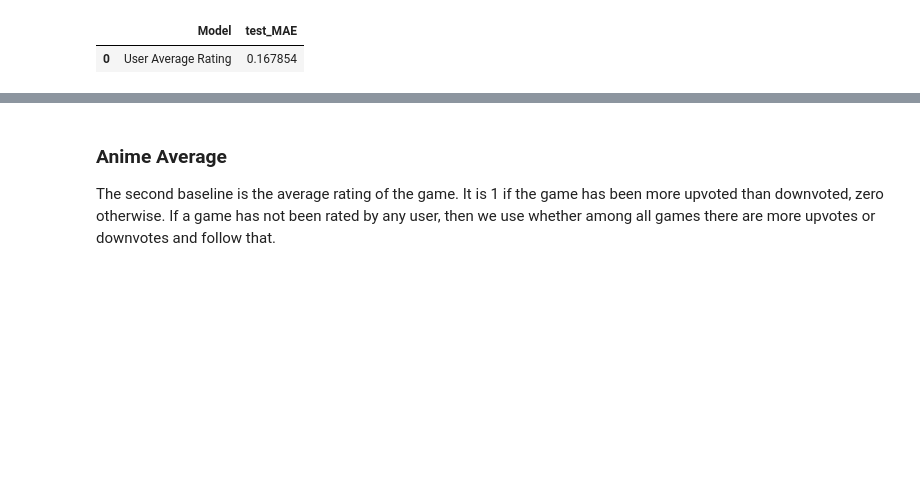
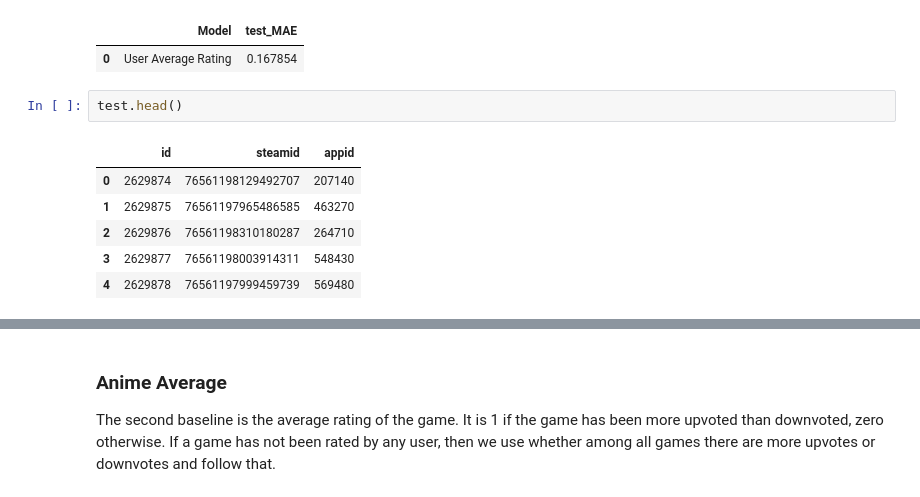
Before and after one commit to akseljoonas/rec-system-MLFortnight, a Jupyter notebook: main_model.ipynb, the cells around one changed output, grey strips where cells are left out. Saved outputs shown, nothing was run; the diff lists cells and outputs as text; blank space fills up the shorter version.

```diff
--- a/main_model.ipynb
+++ b/main_model.ipynb
@@ -416,3 +418,12 @@ add_res('User Average Rating', mae)
 Predicting...
 |  | Model | test_MAE |
 | 0 | User Average Rating | 0.167854 |
+# %%
+test.head()
+# %% [output]
+|  | id | steamid | appid |
+| 0 | 2629874 | 76561198129492707 | 207140 |
+| 1 | 2629875 | 76561197965486585 | 463270 |
+| 2 | 2629876 | 76561198310180287 | 264710 |
+| 3 | 2629877 | 76561198003914311 | 548430 |
+| 4 | 2629878 | 76561197999459739 | 569480 |
```
Also changed, not shown: parts of 7 cells of this notebook.
